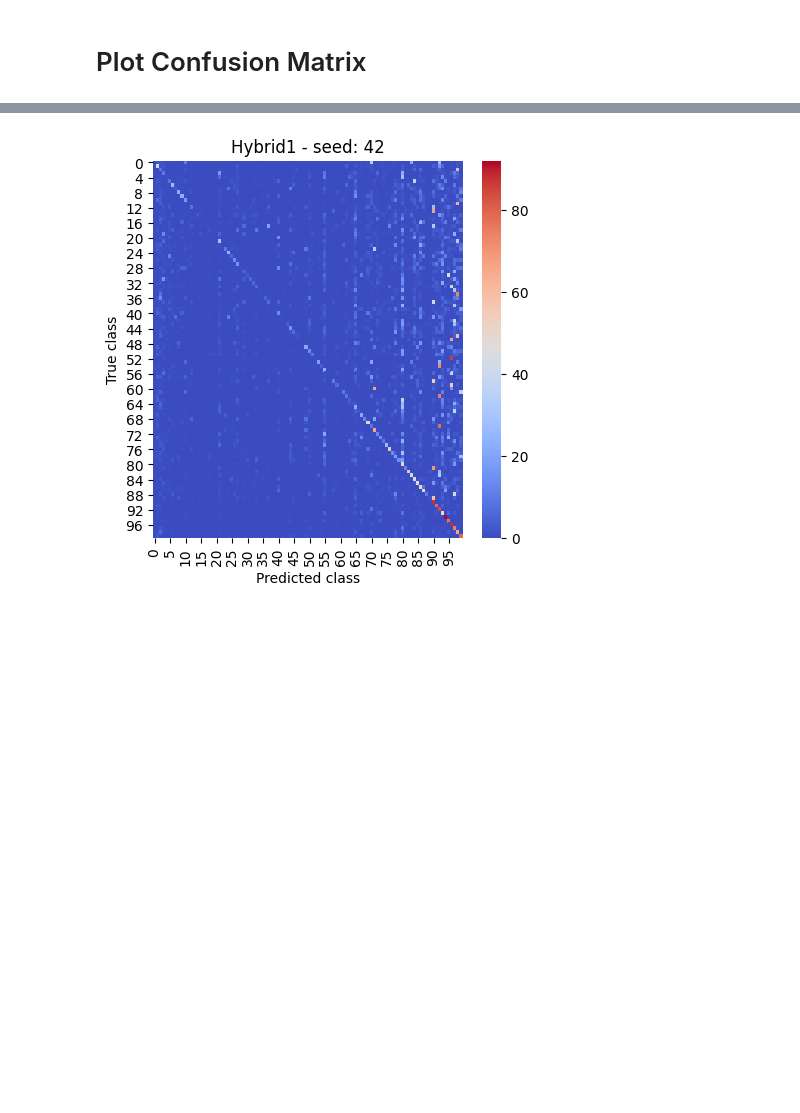
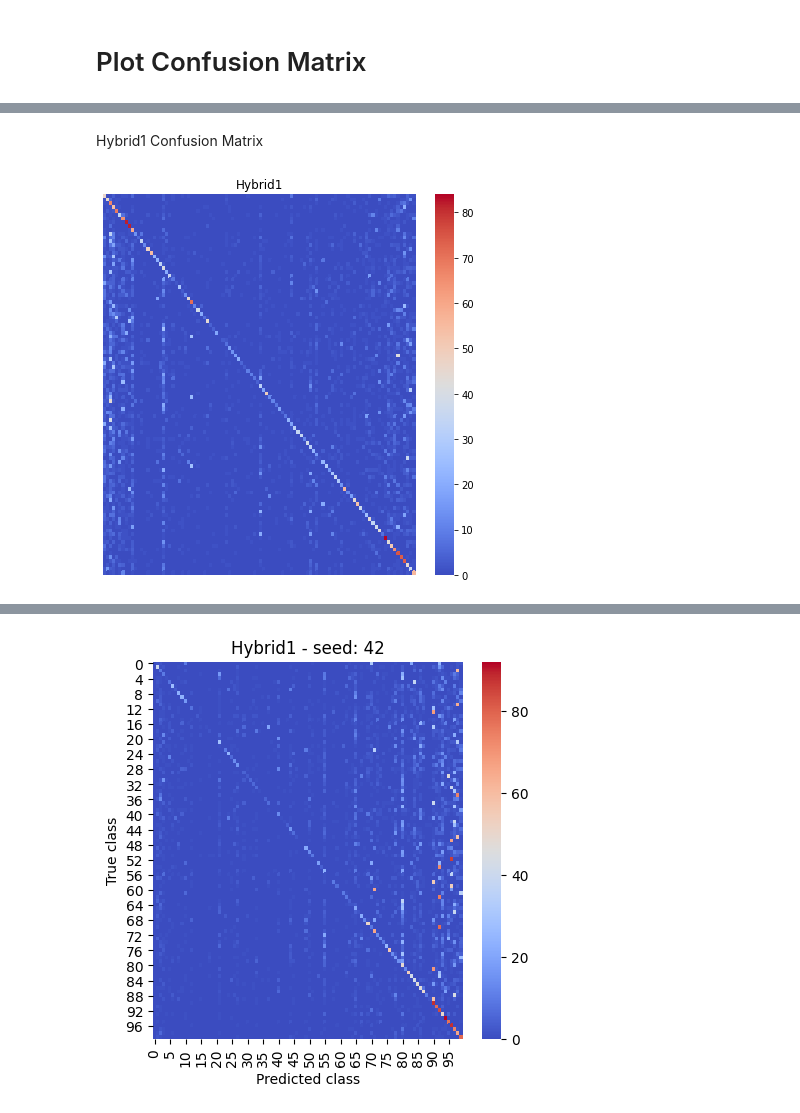
Before and after one commit to antonioalbanese/ProjectMLDL, a Jupyter notebook: plots/Plots.ipynb, the cells around one changed output, grey strips where cells are left out. Saved outputs shown, nothing was run; the diff lists cells and outputs as text; code cells hidden in the pictures; blank space fills up the shorter version.

```diff
--- a/plots/Plots.ipynb
+++ b/plots/Plots.ipynb
@@ -279,0 +319,14 @@ iCaRL_true_labels =json.load(jsonfile)
+# %% [markdown]
+Hybrid1 Confusion Matrix
+# %%
+preds = np.array(Hybrid1_predictions[1])
+targets = np.array(Hybrid1_true_labels[1])
+
+f, axes = plt.subplots(1, 1, figsize=(7, 7))
+cf_matrix = confusion_matrix(targets, preds)
+ax1 = sns.heatmap(cf_matrix,cmap='coolwarm', yticklabels=False, xticklabels=False)
+ax1.axes.get_yaxis().set_visible(False)
+plt.title("Hybrid1")
+ax1.get_figure().savefig("conf_hybrid1")
+# %% [output]
+[figure, added]
```
Also changed, not shown: parts of 12 cells of this notebook.
